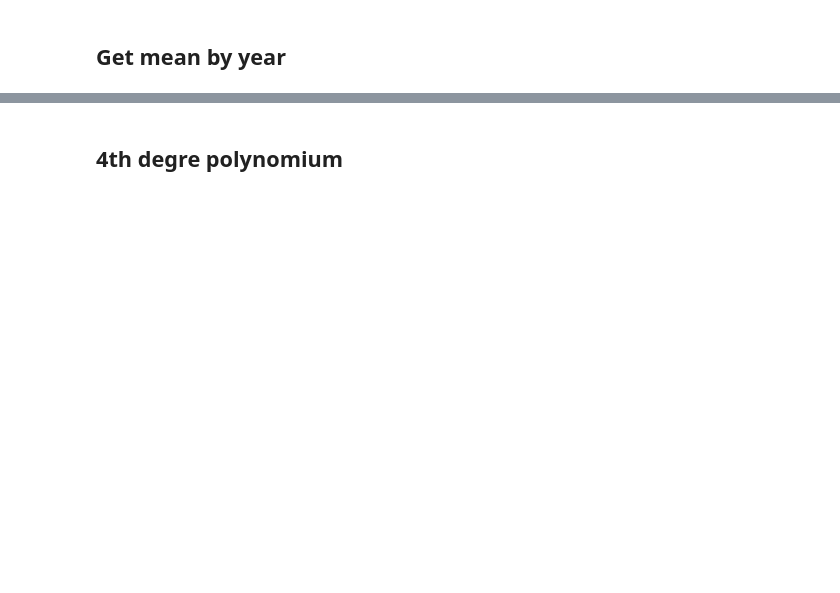
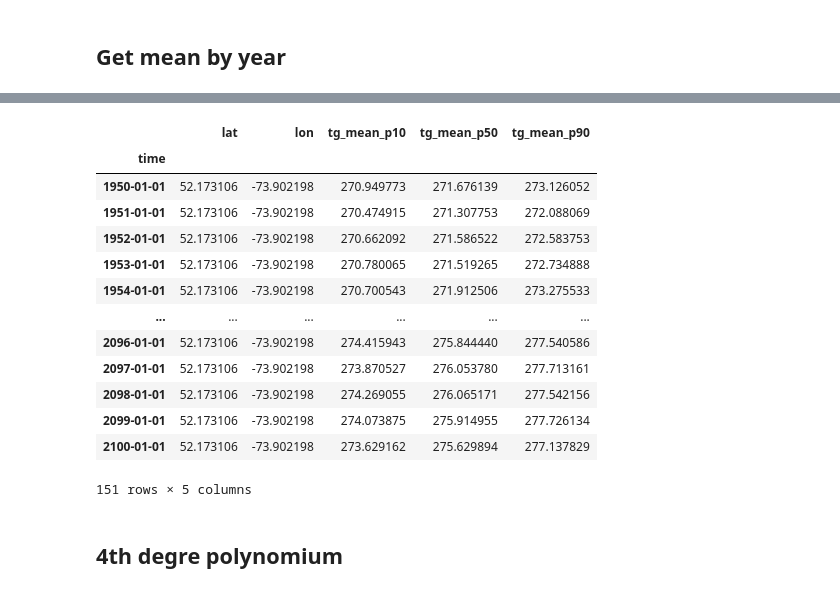
Before and after one commit to Ouranosinc/PortraitsClimMFFP, a Jupyter notebook: Data Processing Jupyter Notebooks/DF for Figure in R Temperature annual all regions.ipynb, the cells around one changed output, grey strips where cells are left out. Drawn from its saved outputs; the diff is of its cells as text; code cells hidden in the pictures; blank space fills up the shorter version.

```diff
--- a/Data Processing Jupyter Notebooks/DF for Figure in R Temperature annual all regions.ipynb
+++ b/Data Processing Jupyter Notebooks/DF for Figure in R Temperature annual all regions.ipynb
@@ -174,3 +178,20 @@ dfmean452 = dfmean45.groupby(["time"]).mean()
+# %%
+dfmean452
+# %% [output]
+|  | lat | lon | tg_mean_p10 | tg_mean_p50 | tg_mean_p90 |
+| time |  |  |  |  |  |
+| 1950-01-01 | 52.173106 | -73.902198 | 270.949773 | 271.676139 | 273.126052 |
+| 1951-01-01 | 52.173106 | -73.902198 | 270.474915 | 271.307753 | 272.088069 |
+| 1952-01-01 | 52.173106 | -73.902198 | 270.662092 | 271.586522 | 272.583753 |
+| 1953-01-01 | 52.173106 | -73.902198 | 270.780065 | 271.519265 | 272.734888 |
+| 1954-01-01 | 52.173106 | -73.902198 | 270.700543 | 271.912506 | 273.275533 |
+| ... | ... | ... | ... | ... | ... |
+| 2096-01-01 | 52.173106 | -73.902198 | 274.415943 | 275.844440 | 277.540586 |
+| 2097-01-01 | 52.173106 | -73.902198 | 273.870527 | 276.053780 | 277.713161 |
+| 2098-01-01 | 52.173106 | -73.902198 | 274.269055 | 276.065171 | 277.542156 |
+| 2099-01-01 | 52.173106 | -73.902198 | 274.073875 | 275.914955 | 277.726134 |
+| 2100-01-01 | 52.173106 | -73.902198 | 273.629162 | 275.629894 | 277.137829 |
+151 rows × 5 columns
 # %% [markdown]
 ## 4th degre polynomium
 # %%
```
Also changed, not shown: parts of 11 cells of this notebook, 1 other file.
